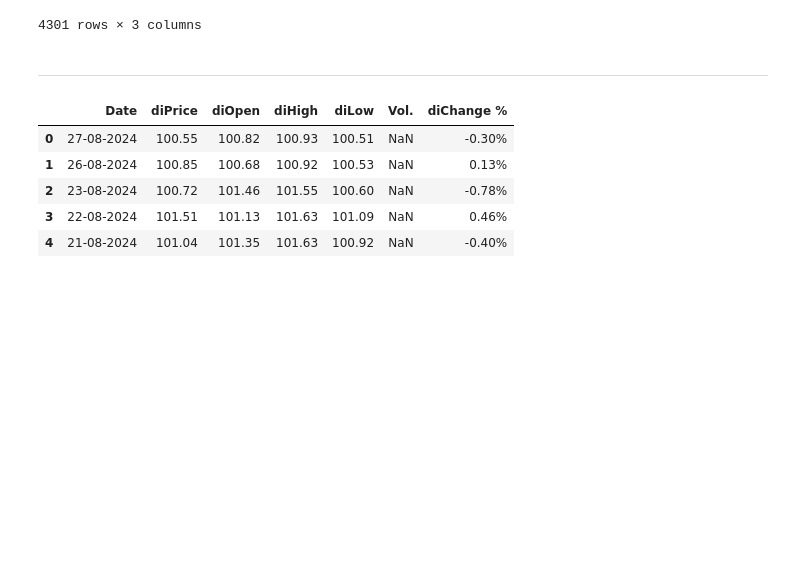
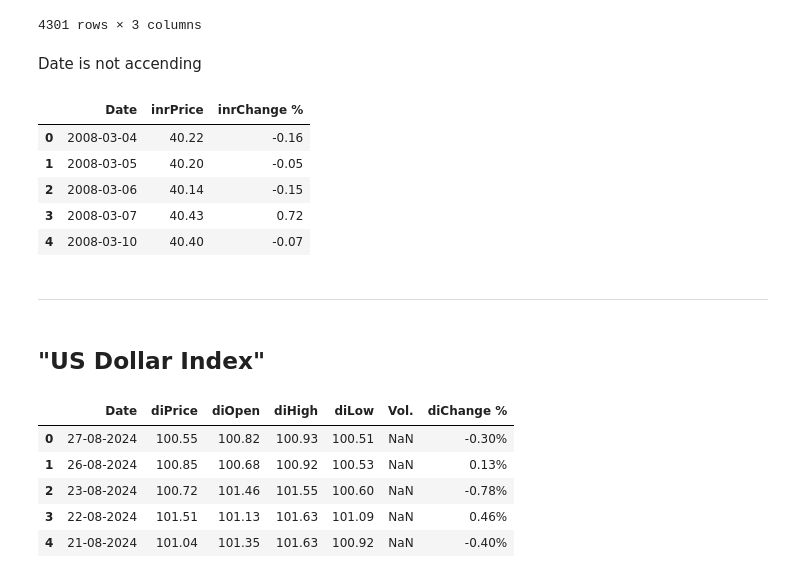
Before and after one commit to albertodavincishekhawat/Nifty-PredictionbyMacro, a Jupyter notebook: MarketPredictionUsingMacroDataUsingTFT.ipynb, the cells around one changed output. Saved outputs shown, nothing was run; the diff lists cells and outputs as text; code cells hidden in the pictures; blank space fills up the shorter version.

```diff
--- a/MarketPredictionUsingMacroDataUsingTFT.ipynb
+++ b/MarketPredictionUsingMacroDataUsingTFT.ipynb
@@ -238,8 +263,22 @@ memory usage: 100.9 KB
 | 4299 | 2008-03-05 | 40.200 | -0.05 |
 | 4300 | 2008-03-04 | 40.220 | -0.16 |
 4301 rows × 3 columns
+# %% [markdown]
+Date is not accending
+# %%
+usdinr = usdinr.iloc[::-1].reset_index(drop=True)
+usdinr.head()
+# %% [output]
+|  | Date | inrPrice | inrChange % |
+| 0 | 2008-03-04 | 40.22 | -0.16 |
+| 1 | 2008-03-05 | 40.20 | -0.05 |
+| 2 | 2008-03-06 | 40.14 | -0.15 |
+| 3 | 2008-03-07 | 40.43 | 0.72 |
+| 4 | 2008-03-10 | 40.40 | -0.07 |
 # %% [markdown]
 ---
+# %% [markdown]
+## **"US Dollar Index"**
 # %%
 df4 = pd.read_csv("MacroData/USdollarindex.csv")
 usdindex = df4.copy()
```
Also changed, not shown: parts of 53 cells of this notebook, 1 other file.
